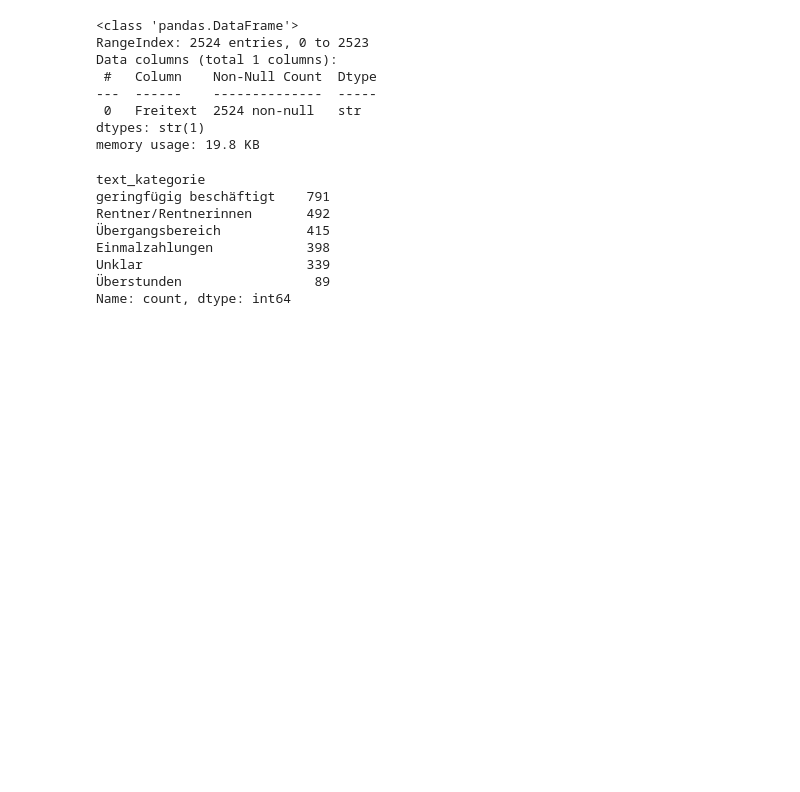
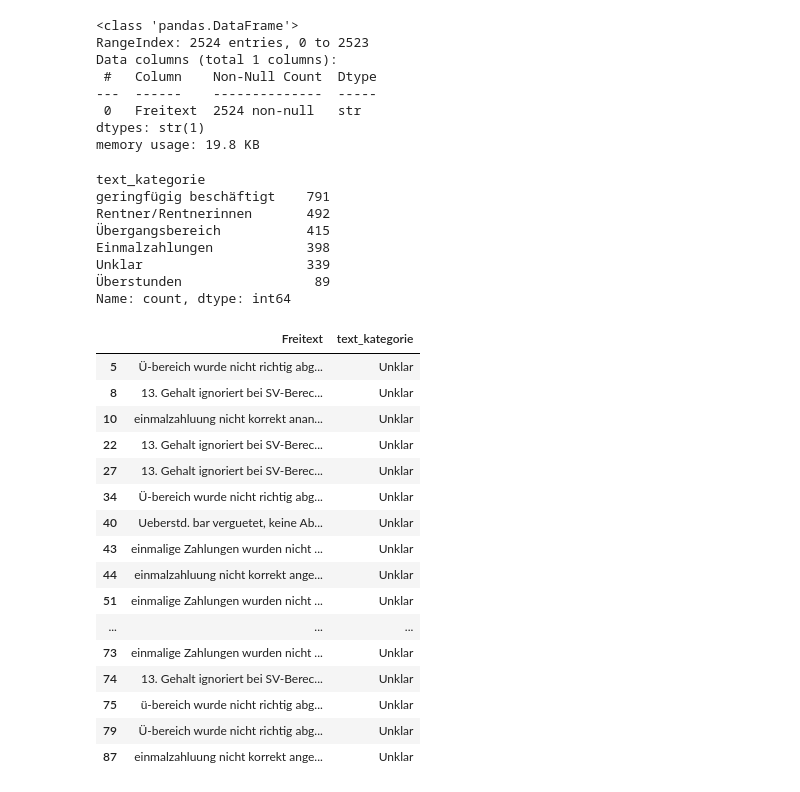
Before and after one commit to smartinezai/DRV-model, a Jupyter notebook: nachforderung_modell.ipynb, the cells around one changed output. Saved outputs shown, nothing was run; the diff lists cells and outputs as text; code cells hidden in the pictures; blank space fills up the shorter version.

```diff
--- a/nachforderung_modell.ipynb
+++ b/nachforderung_modell.ipynb
@@ -616,3 +616,23 @@ Einmalzahlungen            398
 Unklar                     339
 Überstunden                 89
 Name: count, dtype: int64
+# %%
+freitexte[freitexte["text_kategorie"] == "Unklar"].head(20)
+# %% [output]
+|  | Freitext | text_kategorie |
+| 5 | Ü-bereich wurde nicht richtig abg... | Unklar |
+| 8 | 13. Gehalt ignoriert bei SV-Berec... | Unklar |
+| 10 | einmalzahluung nicht korrekt anan... | Unklar |
+| 22 | 13. Gehalt ignoriert bei SV-Berec... | Unklar |
+| 27 | 13. Gehalt ignoriert bei SV-Berec... | Unklar |
+| 34 | Ü-bereich wurde nicht richtig abg... | Unklar |
+| 40 | Ueberstd. bar verguetet, keine Ab... | Unklar |
+| 43 | einmalige Zahlungen wurden nicht ... | Unklar |
+| 44 | einmalzahluung nicht korrekt ange... | Unklar |
+| 51 | einmalige Zahlungen wurden nicht ... | Unklar |
+| ... | ... | ... |
+| 73 | einmalige Zahlungen wurden nicht ... | Unklar |
+| 74 | 13. Gehalt ignoriert bei SV-Berec... | Unklar |
+| 75 | ü-bereich wurde nicht richtig abg... | Unklar |
+| 79 | Ü-bereich wurde nicht richtig abg... | Unklar |
+| 87 | einmalzahluung nicht korrekt ange... | Unklar |
```
Also changed, not shown: parts of 3 cells of this notebook.
